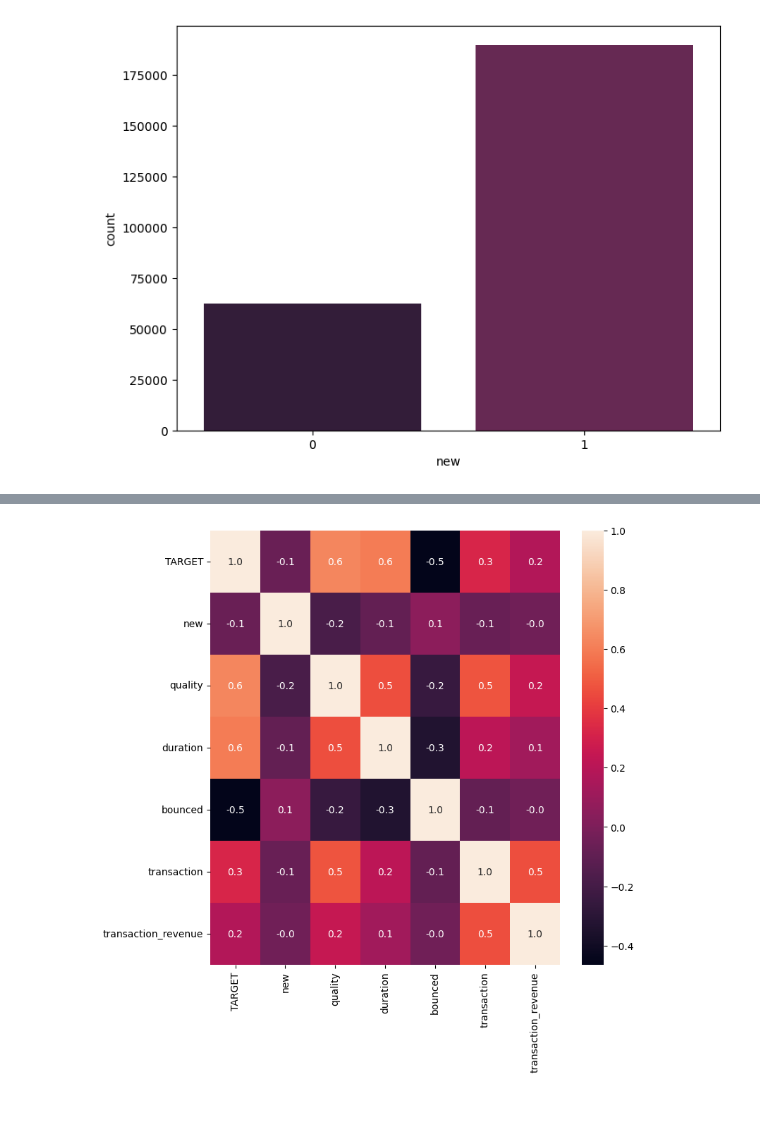
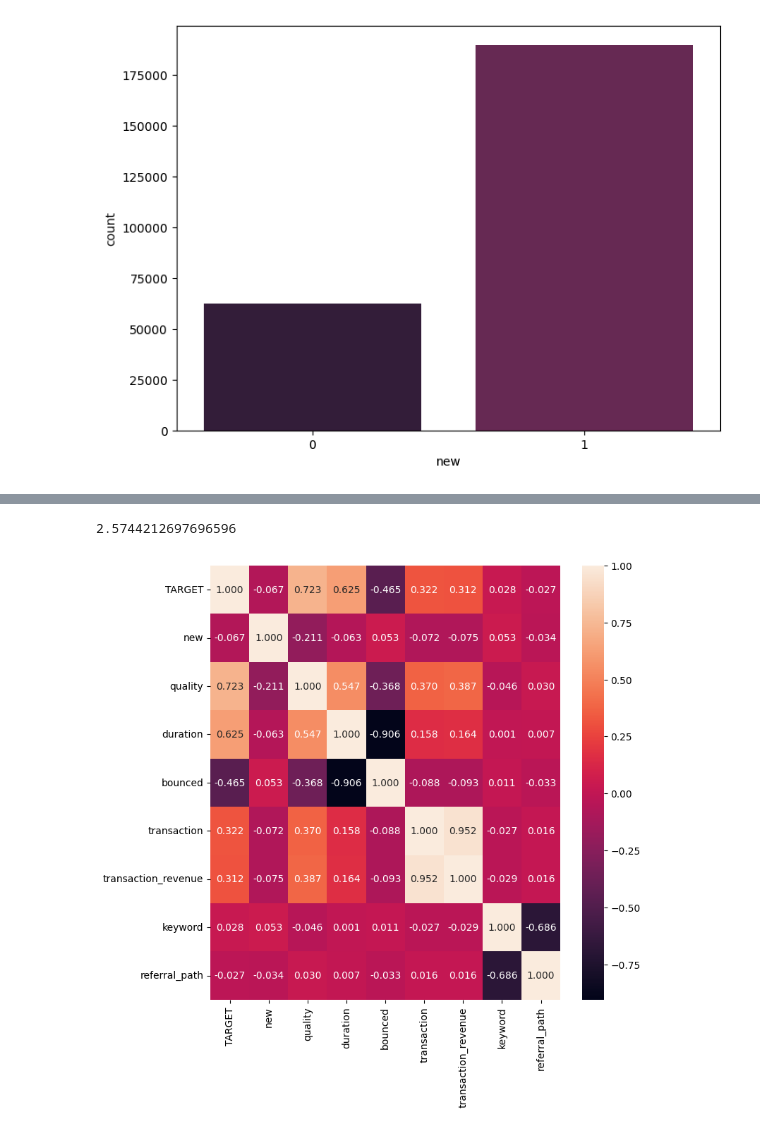
Before and after one commit to kyeonghun-kim/ML_project, a Jupyter notebook: WebLog/WebLog Analytic.ipynb, the cells around one changed output, grey strips where cells are left out. Cells and saved outputs as stored; diff of their text form; code cells hidden in the pictures.

```diff
--- a/WebLog/WebLog Analytic.ipynb
+++ b/WebLog/WebLog Analytic.ipynb
@@ -823,0 +800,5 @@ array([nan, 'Category6_Path_0000', 'Category7_Path_0001', ...,
+# %%
+train["keyword"].fillna(0, inplace = True)
+index = train.loc[train["keyword"] != 0].index
+train.loc[index, "keyword"] = 1
+train["keyword"].unique()
@@ -823,0 +814,5 @@ array([nan, 'Category6_Path_0000', 'Category7_Path_0001', ...,
+# %%
+train["referral_path"].fillna(0, inplace = True)
+index = train.loc[train["referral_path"] != 0].index
+train.loc[index, "referral_path"] = 1
+train["referral_path"].unique()
@@ -823,0 +828,3 @@ array([nan, 'Category6_Path_0000', 'Category7_Path_0001', ...,
+# %%
+train = train.astype({"keyword": 'int', "referral_path": 'int'})
+train.dtypes
@@ -829,4 +864,16 @@ sns.countplot(x = train["new"], hue = train["new"], legend = False)
 plt.show()
 # %% [output]
 [figure]
+# %%
+from sklearn.preprocessing import RobustScaler
+
+scaler = RobustScaler()
+scale_columns = ["quality", "duration", "transaction", "transaction_revenue"]
+
+check_db = train.copy()
+check_db["quality"] = check_db["quality"].apply(lambda x: np.log1p(x))
+check_db["duration"] = check_db["duration"].apply(lambda x: np.log1p(x))
+check_db["transaction_revenue"] = check_db["transaction_revenue"].apply(lambda x: np.log1p(x))
+
+check_db["quality"] = scaler.fit_transform(check_db[scale_columns])
 # %%
@@ -844,7 +1086,12 @@ Name: quality, dtype: float64
+# %%
+pred = model.predict(X_test)
+root_mean_squared_error(y_test, pred)
+# %% [output]
+2.5744212697696596
 # %%
-data = train.corr(numeric_only = True)
+data = check_db.corr(numeric_only = True)
 plt.figure(figsize = (8, 8))
-sns.heatmap(data = data, annot = True, fmt = ".1f")
+sns.heatmap(data = data, annot = True, fmt = ".3f")
 plt.show()
 # %% [output]
-[figure, old version]
+[figure, new version]
```
Also changed, not shown: parts of 28 cells of this notebook.
